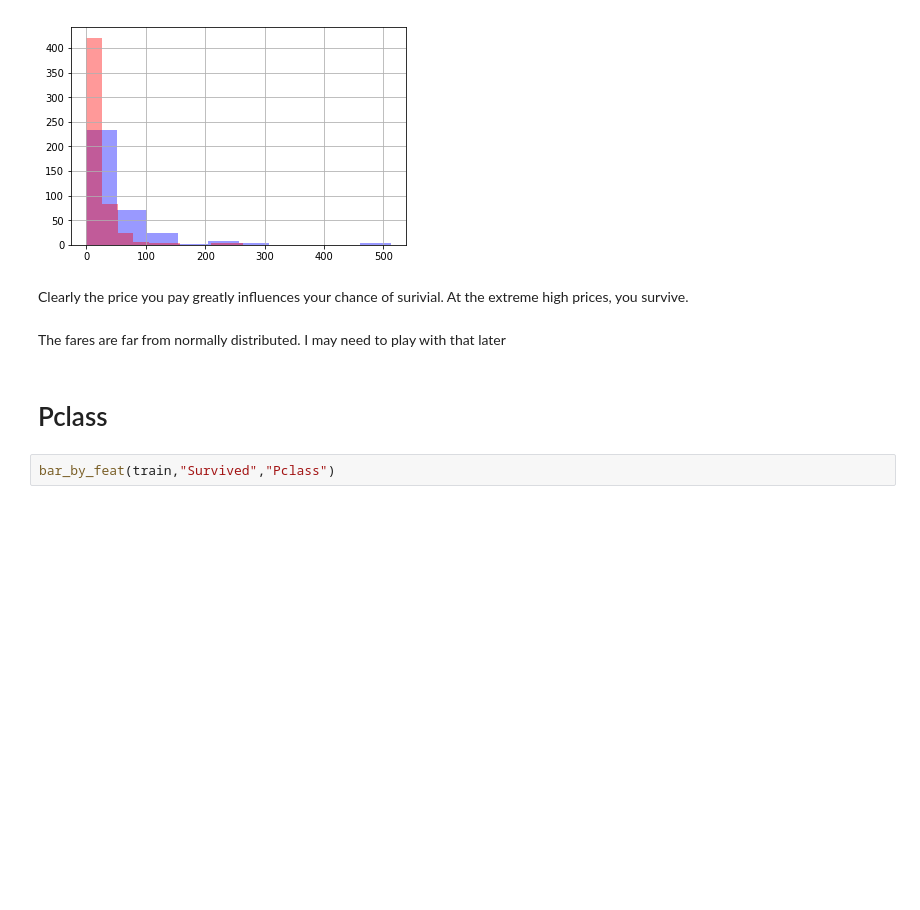
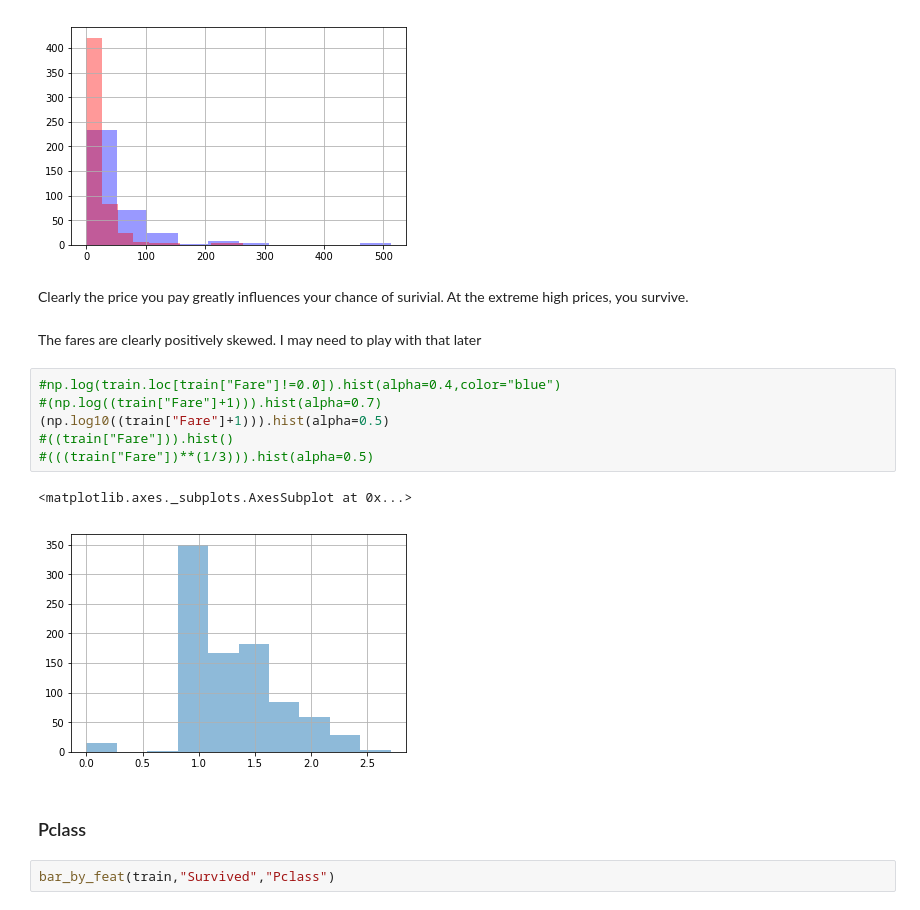
Before and after one commit to mdommett/titanic, a Jupyter notebook: notebook.ipynb, the cells around one changed output. Cells and saved outputs as stored; diff of their text form; blank space fills up the shorter version.

```diff
--- a/notebook.ipynb
+++ b/notebook.ipynb
@@ -130,9 +136,18 @@ train.loc[train["Survived"]==0,"Fare"].hist(alpha=0.4,color="red")
 # %% [markdown]
 Clearly the price you pay greatly influences your chance of surivial. At the extreme high prices, you survive.
 # %% [markdown]
-The fares are far from normally distributed. I may need to play with that later
+The fares are clearly positively skewed. I may need to play with that later
+# %%
+#np.log(train.loc[train["Fare"]!=0.0]).hist(alpha=0.4,color="blue")
+#(np.log((train["Fare"]+1))).hist(alpha=0.7)
+(np.log10((train["Fare"]+1))).hist(alpha=0.5)
+#((train["Fare"])).hist()
+#(((train["Fare"])**(1/3))).hist(alpha=0.5)
+# %% [output]
+<matplotlib.axes._subplots.AxesSubplot at 0x...>
+[figure, added]
 # %% [markdown]
-# Pclass
+### Pclass
 # %%
 bar_by_feat(train,"Survived","Pclass")
 # %% [output]
```
Also changed, not shown: parts of 80 cells of this notebook.
